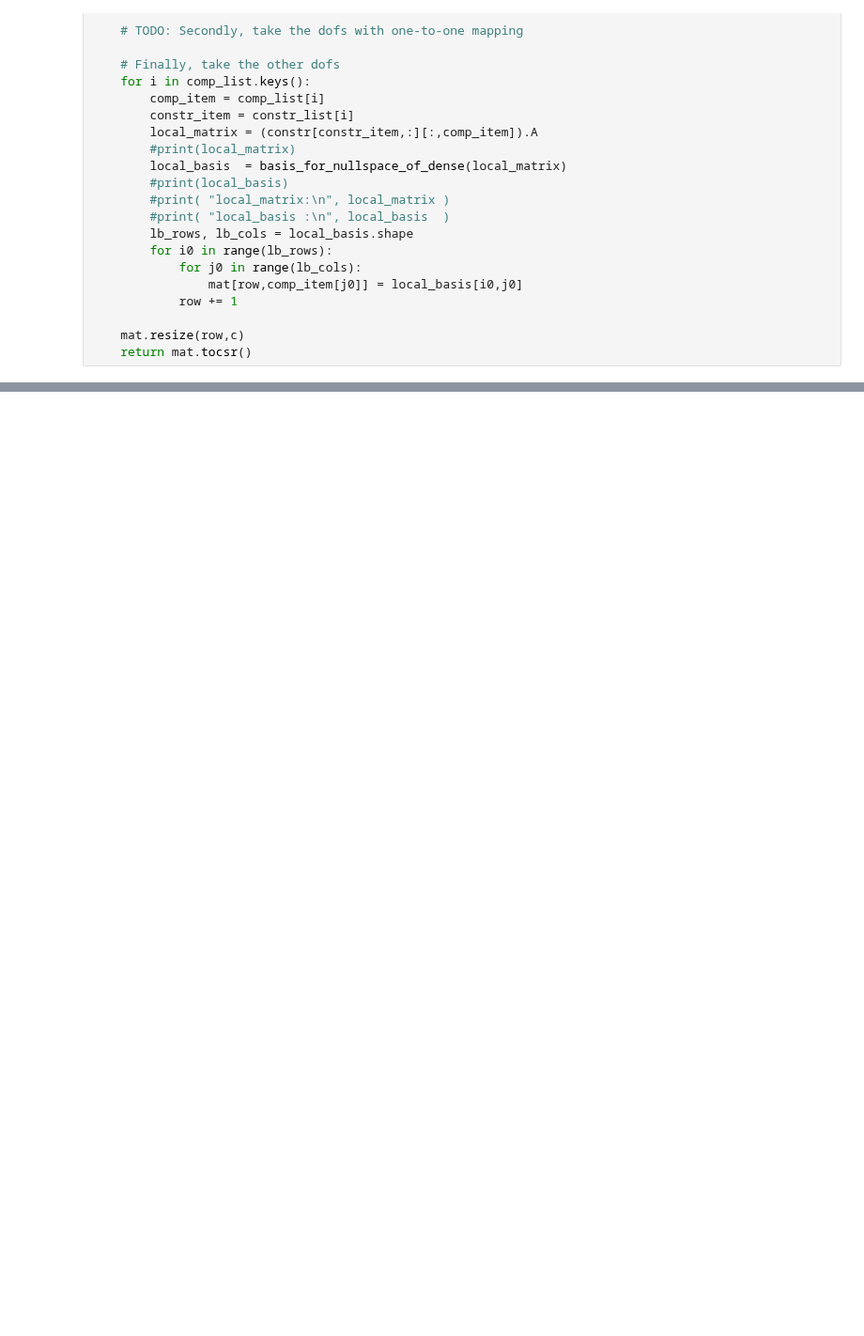
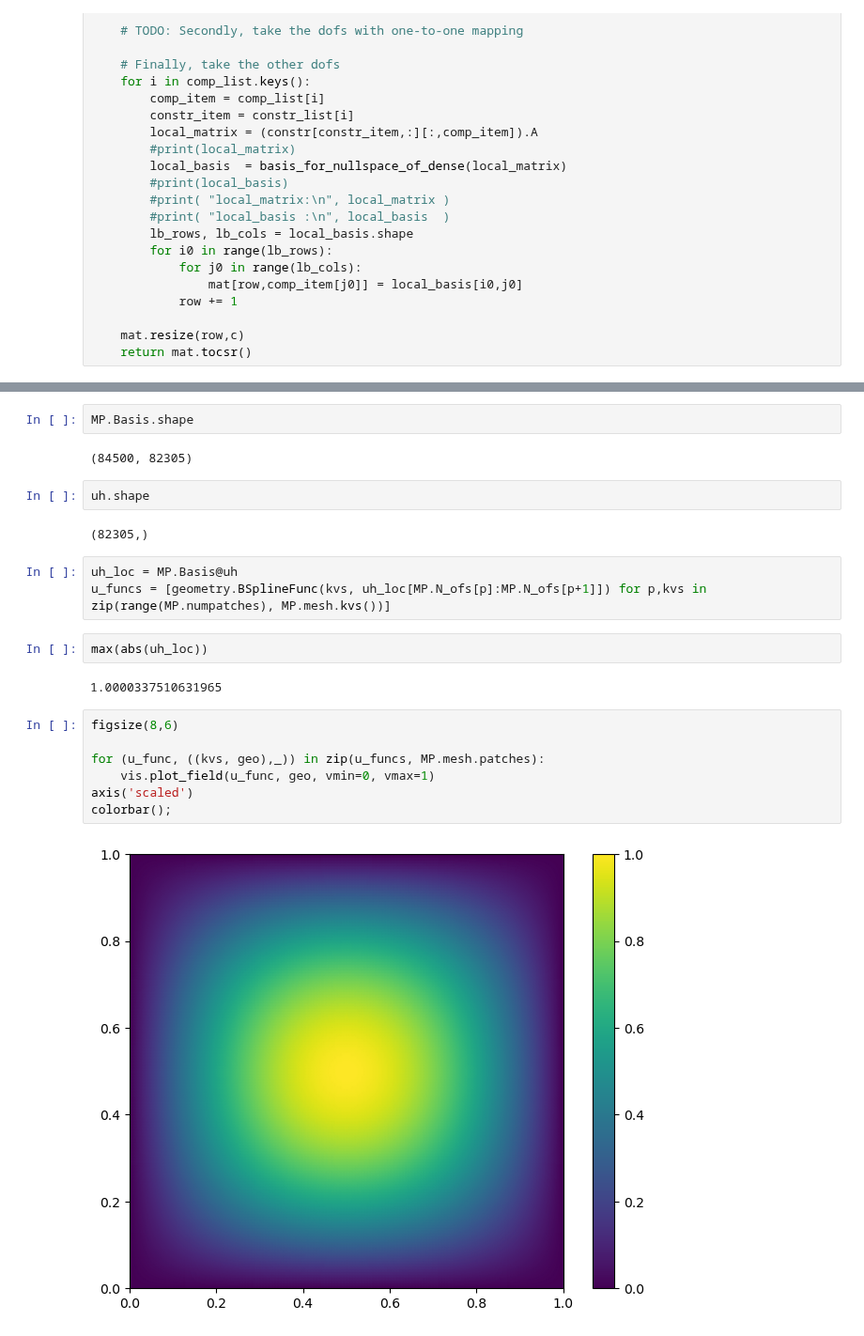
Before and after one commit to c-f-h/pyiga, a Jupyter notebook: notebooks/Multipatch2_STTEST.ipynb, the cells around one changed output, grey strips where cells are left out. Shown at 94% size. Drawn from its saved outputs; the diff is of its cells as text; blank space fills up the shorter version.

```diff
--- a/notebooks/Multipatch2_STTEST.ipynb
+++ b/notebooks/Multipatch2_STTEST.ipynb
@@ -968,0 +1024,24 @@ abs(MP.Constr@Basis).max()
+# %%
+MP.Basis.shape
+# %% [output]
+(84500, 82305)
+# %%
+uh.shape
+# %% [output]
+(82305,)
+# %%
+uh_loc = MP.Basis@uh
+u_funcs = [geometry.BSplineFunc(kvs, uh_loc[MP.N_ofs[p]:MP.N_ofs[p+1]]) for p,kvs in zip(range(MP.numpatches), MP.mesh.kvs())]
+# %%
+max(abs(uh_loc))
+# %% [output]
+1.0000337510631965
+# %%
+figsize(8,6)
+
+for (u_func, ((kvs, geo),_)) in zip(u_funcs, MP.mesh.patches):
+    vis.plot_field(u_func, geo, vmin=0, vmax=1)
+axis('scaled')
+colorbar();
+# %% [output]
+[figure, added]
```
Also changed, not shown: parts of 45 cells of this notebook.
